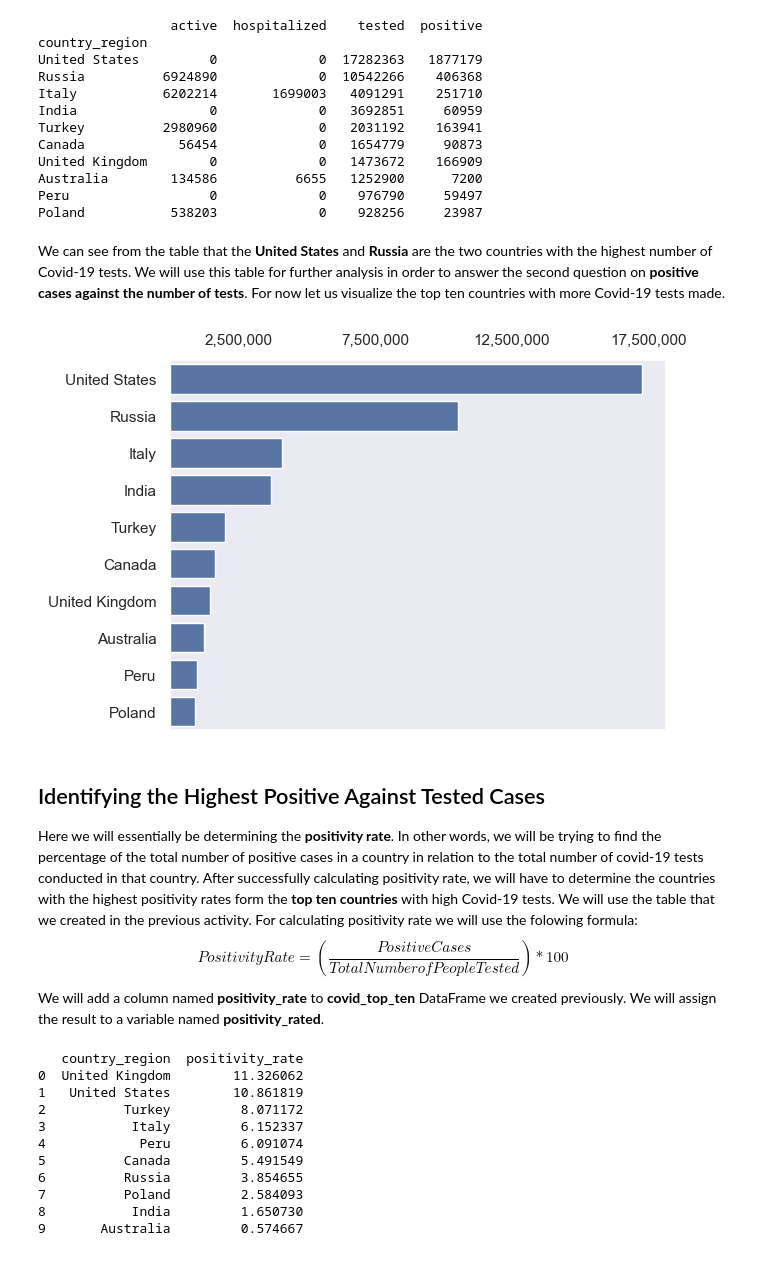
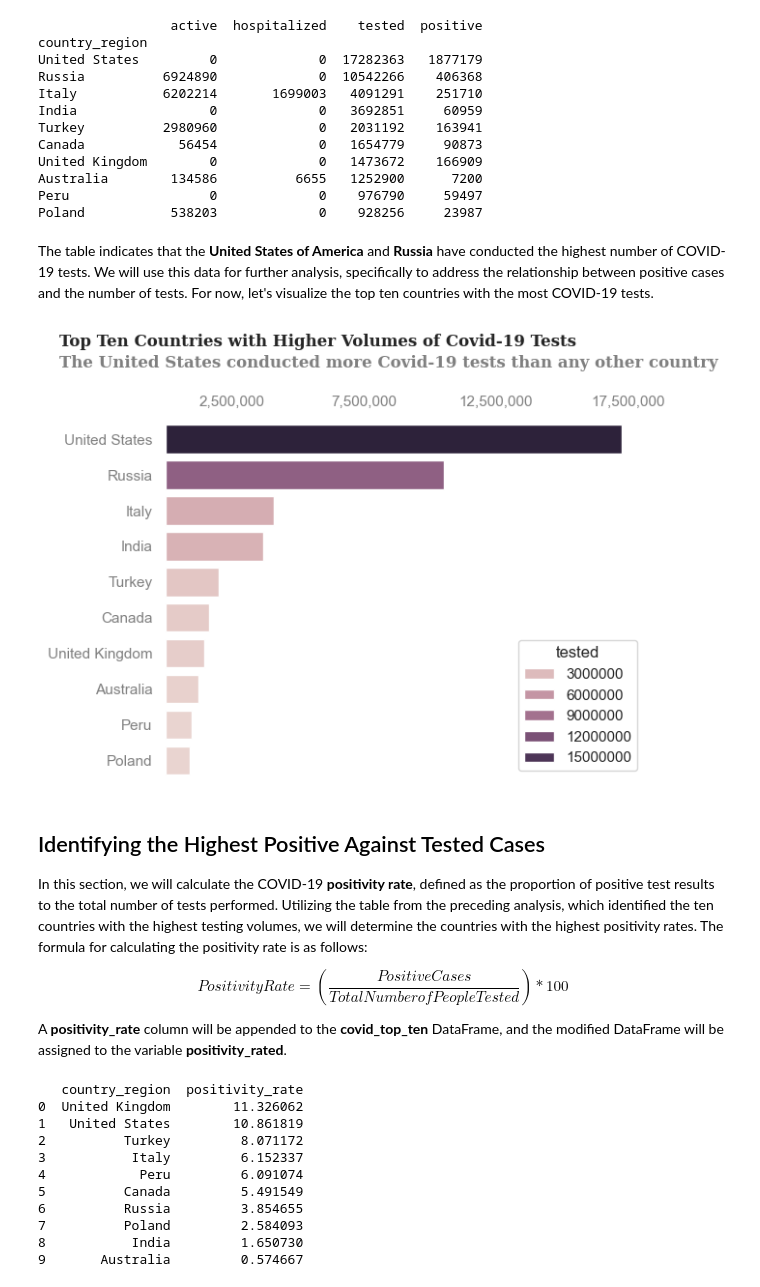
Before and after one commit to mcbrownmwale/Covid_19, a Jupyter notebook: Covid-19.ipynb, the cells around one changed output. Cells and saved outputs as stored; diff of their text form; code cells hidden in the pictures.

```diff
--- a/Covid-19.ipynb
+++ b/Covid-19.ipynb
@@ -19,7 +28,7 @@ import numpy as np
 # Import matplotlib and seaborn for data visualisation
 import matplotlib.pyplot as plt
 import seaborn as sns
-sns.set_theme()
+sns.set_theme(style = 'white', palette = 'muted')
 
 # Read in Data
 covid = pd.read_csv('covid_19.csv')
@@ -268,26 +315,33 @@ Australia        134586          6655   1252900      7200
 Peru                  0             0    976790     59497
 Poland           538203             0    928256     23987
 # %% [markdown]
-We can see from the table that the **United States** and **Russia** are the two countries with the highest number of Covid-19 tests. We will use this table for further analysis in order to answer the second question on **positive cases against the number of tests**. For now let us visualize the top ten countries with more Covid-19 tests made.
+The table indicates that the **United States of America** and **Russia** have conducted the highest number of COVID-19 tests. We will use this data for further analysis, specifically to address the relationship between positive cases and the number of tests. For now, let's visualize the top ten countries with the most COVID-19 tests.
 # %%
 # Visualization
-sns.barplot(data=covid_top_ten, orient = 'h', x='tested', y=covid_top_ten.index)
-plt.grid(False)
+sns.barplot(data=covid_top_ten, orient = 'h', x='tested', y=covid_top_ten.index, hue = 'tested')
+sns.despine(left = True, bottom = True)
 plt.ticklabel_format(axis = 'x', style = 'plain')
 plt.xticks([2500000, 7500000, 12500000, 17500000], ['2,500,000', '7,500,000', '12,500,000', '17,500,000'])
+plt.text(x = -4000000, y = -2.6, s = 'Top Ten Countries with Higher Volumes of Covid-19 Tests', fontdict = {'weight':'bold', 'family':'serif'})
+plt.text(x = -4000000, y = -2, s = 'The United States conducted more Covid-19 tests than any other country',\
+         fontdict = {'weight':'bold', 'family':'serif', 'color':'gray'})
 plt.tick_params(labeltop = True, labelbottom = False)
+plt.tick_params(labelcolor = 'gray')
 plt.ylabel('')
 plt.xlabel('')
 plt.show()
 # %% [output]
-[figure, old version]
+[figure, new version]
 # %% [markdown]
 ## Identifying the Highest Positive Against Tested Cases
-Here we will essentially be determining the **positivity rate**. In other words, we will be trying to find the percentage of the total number of positive cases in a country in relation to the total number of covid-19 tests conducted in that country. After successfully calculating positivity rate, we will have to determine the countries with the highest positivity rates form the **top ten countries** with high Covid-19 tests. We will use the table that we created in the previous activity. For calculating positivity rate we will use the folowing formula:
+
+In this section, we will calculate the COVID-19 **positivity rate**, defined as the proportion of positive test results to the total number of tests performed. Utilizing the table from the preceding analysis, which identified the ten countries with the highest testing volumes, we will determine the countries with the highest positivity rates. The formula for calculating the positivity rate is as follows:
+
 $$
 Positivity Rate = \left(\frac{Positive Cases}{Total Number of People Tested}\right)*100
 $$
-We will add a column named **positivity_rate** to **covid_top_ten** DataFrame we created previously. We will assign the result to a variable named **positivity_rated**.
+
+A **positivity_rate** column will be appended to the **covid_top_ten** DataFrame, and the modified DataFrame will be assigned to the variable **positivity_rated**.
 # %%
 positivity_rated = covid_top_ten.copy()
 positivity_rated['positivity_rate'] = (positivity_rated['positive']/positivity_rated['tested'])*100
```
Also changed, not shown: parts of 19 cells of this notebook.
